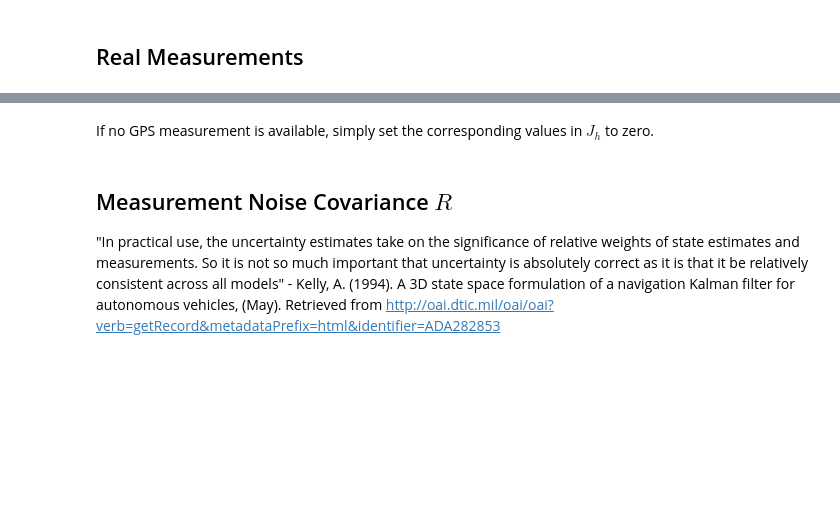
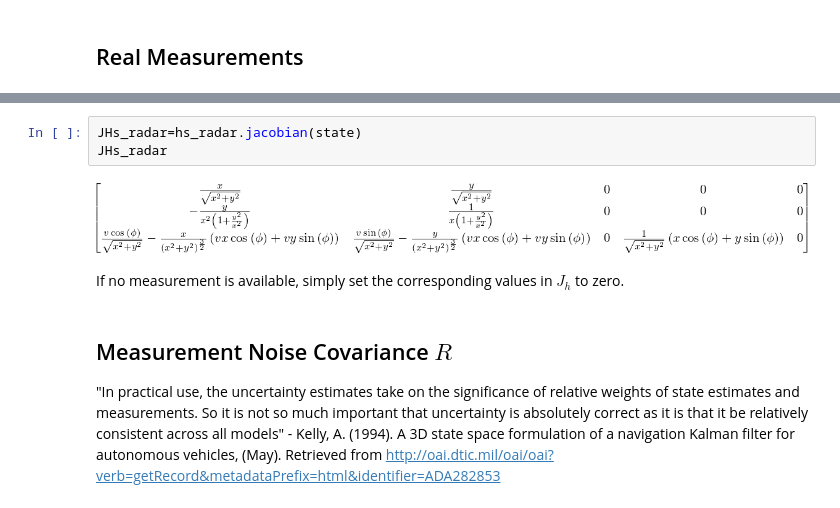
Before and after one commit to da-phil/SDC-Unscented-Kalman-Filter, a Jupyter notebook: scripts/Extended-Kalman-Filter-CTRV.ipynb, the cells around one changed output, grey strips where cells are left out. Saved outputs shown, nothing was run; the diff lists cells and outputs as text; blank space fills up the shorter version.

```diff
--- a/scripts/Extended-Kalman-Filter-CTRV.ipynb
+++ b/scripts/Extended-Kalman-Filter-CTRV.ipynb
@@ -221,5 +233,10 @@ JHs
+# %%
+JHs_radar=hs_radar.jacobian(state)
+JHs_radar
+# %% [output]
+[figure, added]
 # %% [markdown]
-If no GPS measurement is available, simply set the corresponding values in $J_h$ to zero.
+If no measurement is available, simply set the corresponding values in $J_h$ to zero.
 # %% [markdown]
 ## Measurement Noise Covariance $R$
 
```
Also changed, not shown: parts of 18 cells of this notebook.
